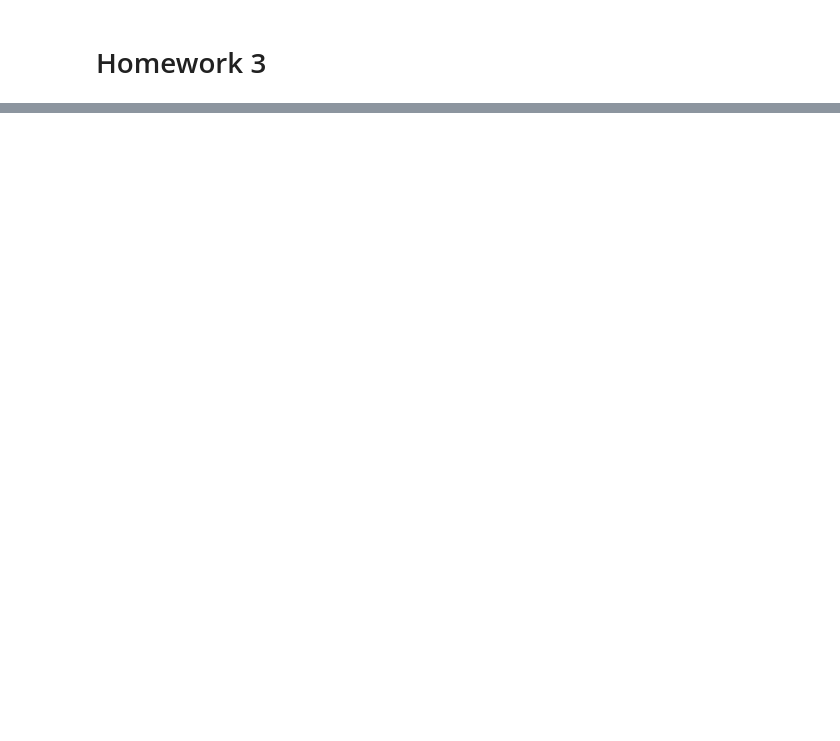
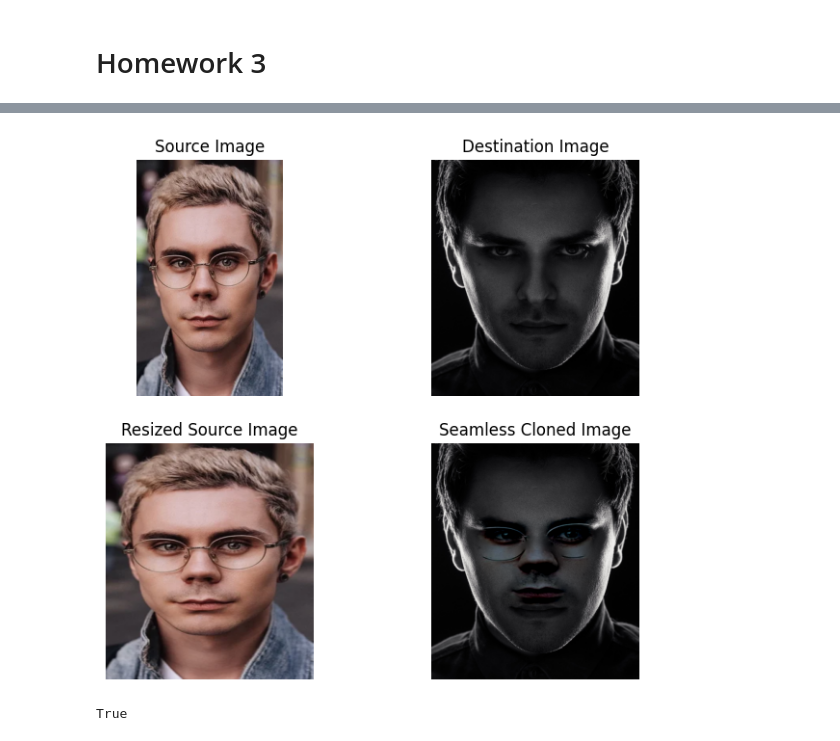
Before and after one commit to lassiezfaire/mai-ai-technologies, a Jupyter notebook: 03_image_processing/homework_3.ipynb, the cells around one changed output, grey strips where cells are left out. Drawn from its saved outputs; the diff is of its cells as text; code cells hidden in the pictures; blank space fills up the shorter version.

```diff
--- a/03_image_processing/homework_3.ipynb
+++ b/03_image_processing/homework_3.ipynb
@@ -31,3 +43,19 @@ Patrick Pérez, Michel Gangnet, and Andrew Blake. 2003. Poisson image editing. A
+# %%
+from task_2 import apply_seamless_cloning, display_images
+
+face_cascade = cv2.CascadeClassifier('task_2\\haar\\haarcascade_frontalface_default.xml')
+eye_cascade = cv2.CascadeClassifier('task_2\\haar\\haarcascade_eye.xml')
+nose_cascade = cv2.CascadeClassifier('task_2\\haar\\haarcascade_mcs_nose.xml')
+mouth_cascade = cv2.CascadeClassifier('task_2\\haar\\haarcascade_mcs_mouth.xml')
+
+src_img, dst_img, src_resized, seamless_img = apply_seamless_cloning(
+    "task_2\\face_1.png", "task_2\\face_2.png", face_cascade, eye_cascade, nose_cascade, mouth_cascade
+)
+display_images(src_img, dst_img, src_resized, seamless_img)
+cv2.imwrite('task_2\\seamless_cloned_image.jpg', seamless_img)
+# %% [output]
+[figure, added]
+True
 # %% [markdown]
 # Задача №3 - Найди клетки
 
```
Also changed, not shown: parts of 8 cells of this notebook, 36 other files.
